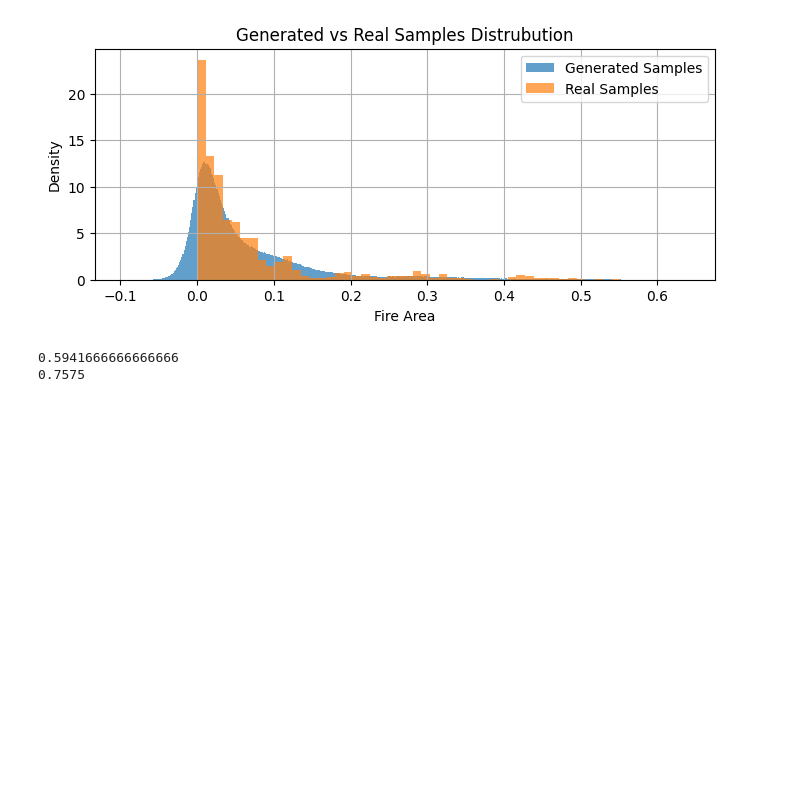
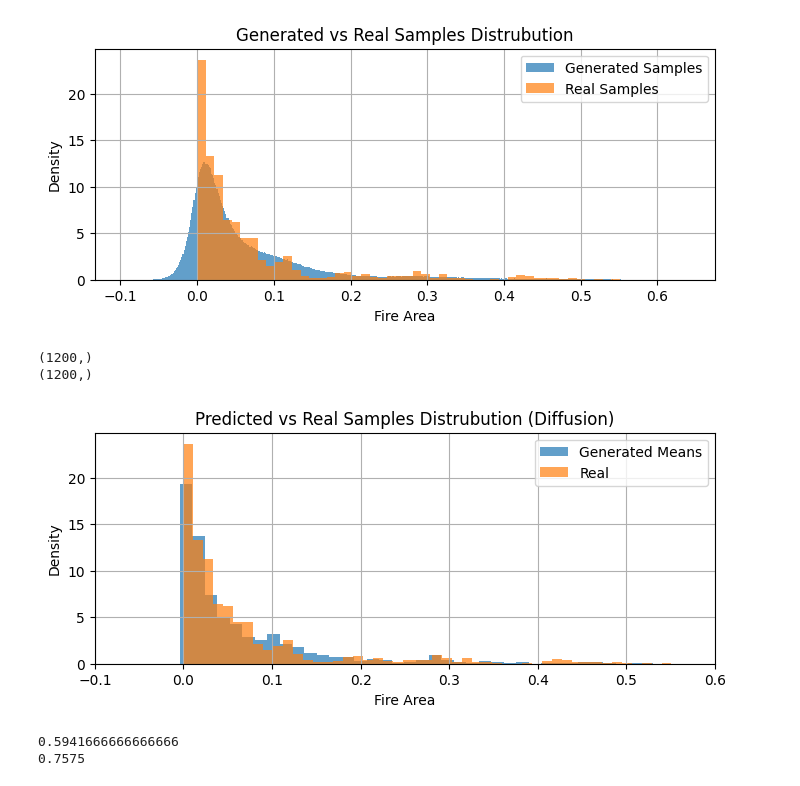
Before and after one commit to isaaclee2/Wildfire_Research, a Jupyter notebook: training_model_analysis.ipynb, the cells around one changed output. Drawn from its saved outputs; the diff is of its cells as text; code cells hidden in the pictures; blank space fills up the shorter version.

```diff
--- a/model_analysis.ipynb
+++ b/training_model_analysis.ipynb
@@ -69,6 +73,26 @@ plt.show()
 (1200000,)
 (1200,)
 [figure]
+# %%
+gen = gen_results['array1'].flatten()
+
+print(gen.shape)
+print(real.shape)
+
+plt.figure(figsize=(8,3))
+plt.title('Predicted vs Real Samples Distrubution (Diffusion)')
+plt.hist(gen, bins='auto', alpha=0.7, label='Generated Means', density=True)
+plt.hist(real, bins='auto', alpha=0.7, label='Real', density=True)
+plt.legend()
+plt.xlabel('Fire Area')
+plt.xlim((-0.1, 0.6))
+plt.ylabel('Density')
+plt.grid(True)
+plt.show()
+# %% [output]
+(1200,)
+(1200,)
+[figure, added]
 # %%
 gen_all = gen_samples['arr_0'].reshape(1200, 1000)
 means = gen_results['array1']
```
Also changed, not shown: parts of 19 cells of this notebook, 19 other files.
